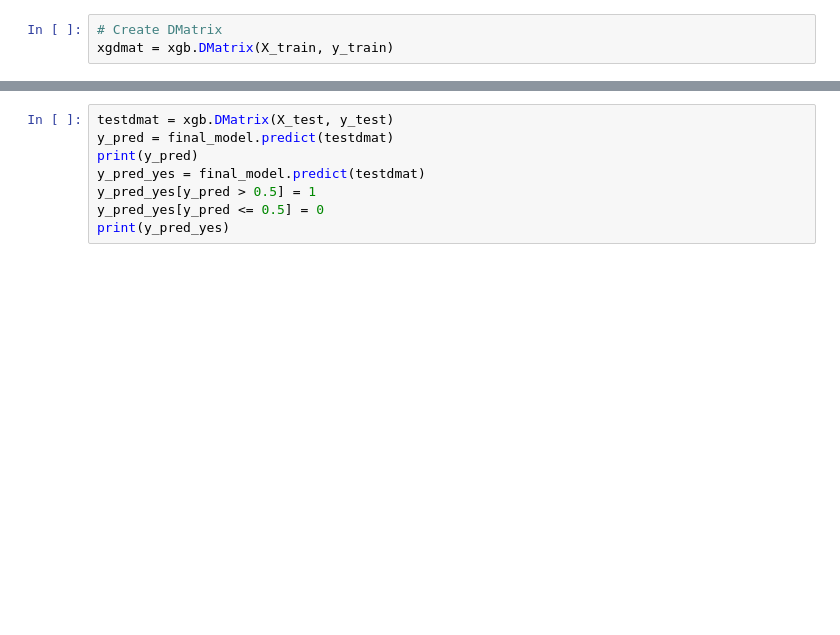
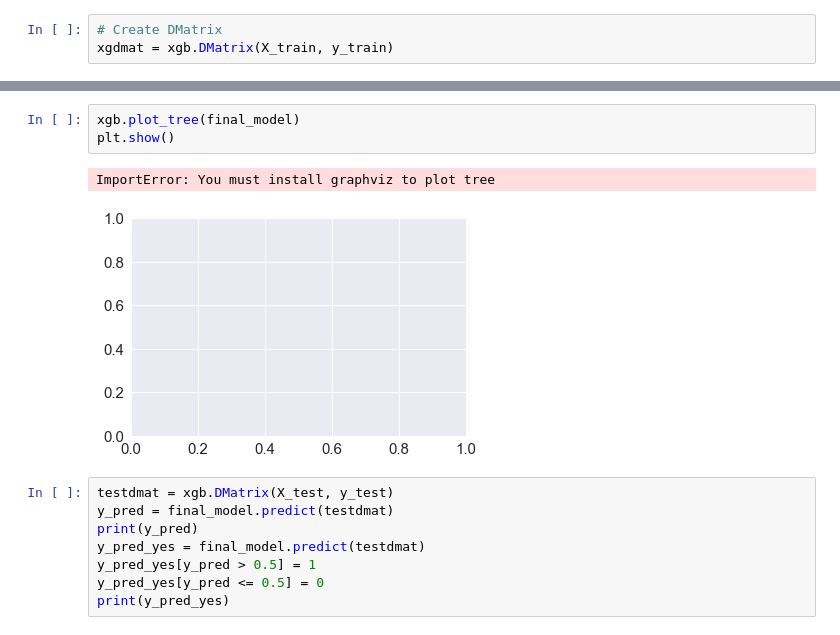
Before and after one commit to briantfriederich/Mapping_DC_Homicides, a Jupyter notebook: Predicting_DC_Homicides.ipynb, the cells around one changed output, grey strips where cells are left out. Saved outputs shown, nothing was run; the diff lists cells and outputs as text; blank space fills up the shorter version.

```diff
--- a/Predicting_DC_Homicides.ipynb
+++ b/Predicting_DC_Homicides.ipynb
@@ -205,3 +205,9 @@ xgb.plot_importance(final_model)
+# %%
+xgb.plot_tree(final_model)
+plt.show()
+# %% [output]
+ImportError: You must install graphviz to plot tree
+[figure, added]
 # %%
 testdmat = xgb.DMatrix(X_test, y_test)
 y_pred = final_model.predict(testdmat)
```
Also changed, not shown: parts of 2 cells of this notebook.
